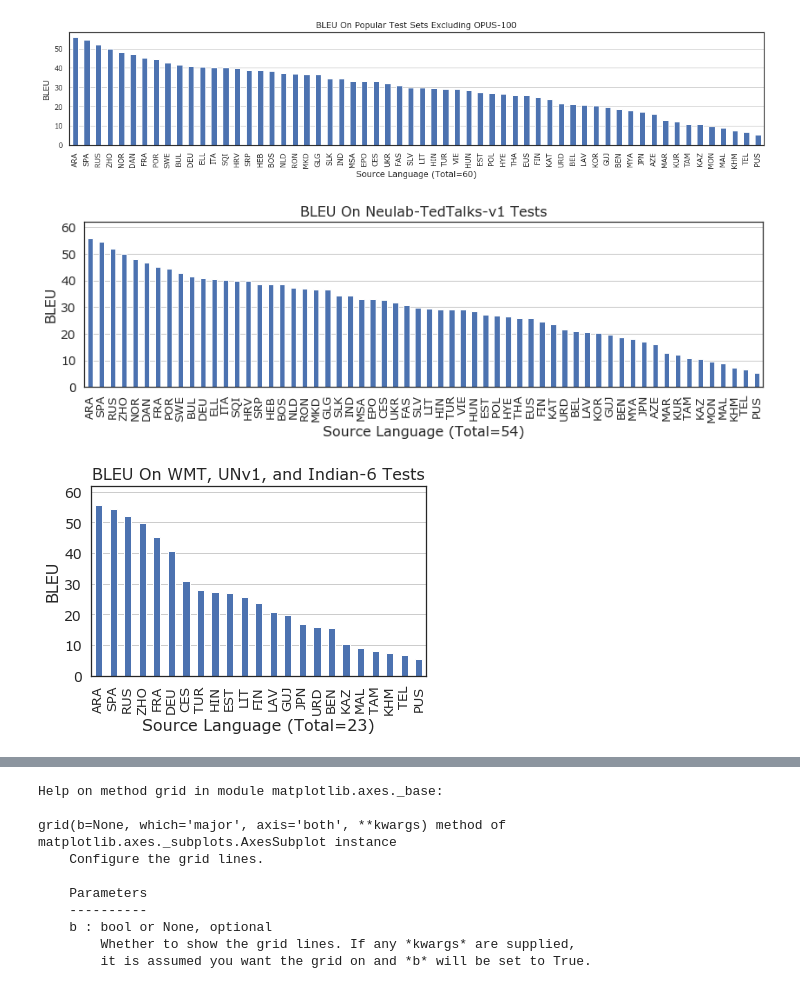
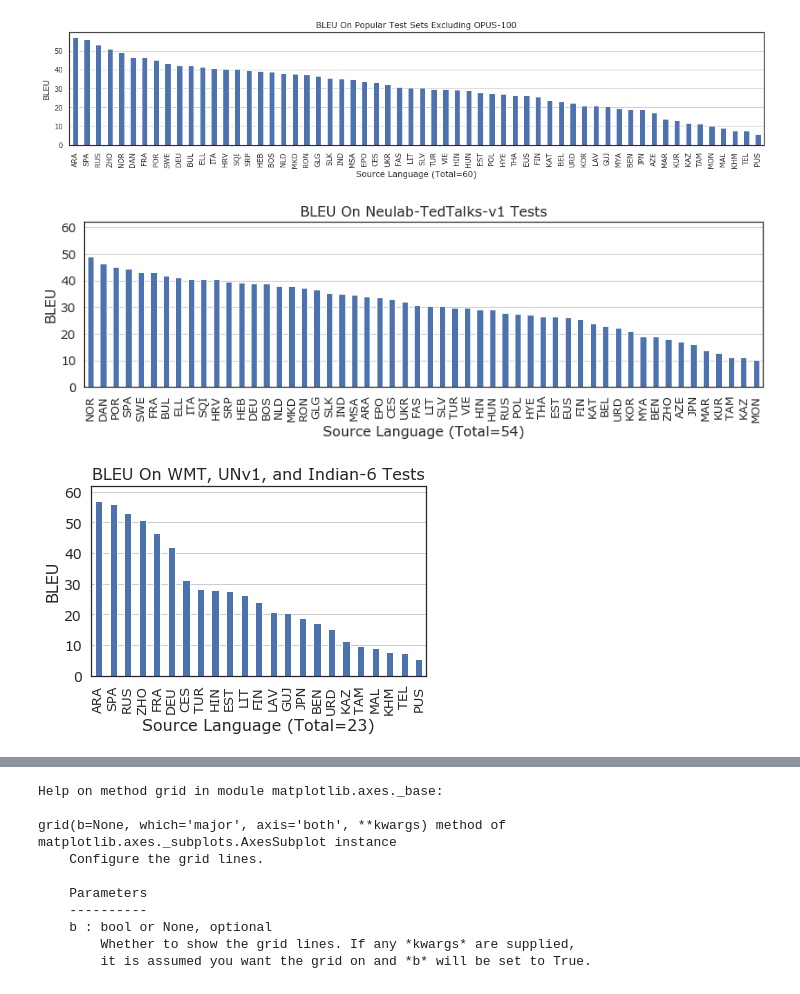
Before and after one commit to thammegowda/006-many-to-eng, a Jupyter notebook: tabs-n-charts/BLEU.ipynb, the cells around one changed output, grey strips where cells are left out. Cells and saved outputs as stored; diff of their text form; code cells hidden in the pictures.

Commit message:
update BLEU from new model

```diff
--- a/tabs-n-charts/BLEU.ipynb
+++ b/tabs-n-charts/BLEU.ipynb
@@ -15,5 +21,5 @@ from pathlib import Path
 # %%
-path = 'tabs/BLEU-step124k_beam4_lp0.6_ens10.txt'
-tab = pd.read_table(path)
+path = 'tabs/BleuMacroFChrF.mixedcase.9L6L768d_bsize720k_step129k.txt'
+tab = pd.read_csv(path,sep=r'\s+', names='Test BLEU MacroF1 ChrF'.split())
 tab
 # %% [output]
@@ -32,0 +39,4 @@ tab
+# %%
+tab['Test Name'] = tab['Test'].apply(lambda x: x.split('-')[0].replace('_test', ''))
+tab['Language'] = tab['Test'].apply(lambda x: x.split('-')[1].split('_')[0].upper())
+tab
@@ -105,22 +128,21 @@ plt.savefig('charts/BLEU-non-opus100.pdf', bbox_inches='tight')
 # %% [output]
 [figure]
 # %%
-
-tab_nttalks = tab[tab['Test Name'] == 'NTTalksv1'].sort_values(by='BLEU', ascending=False).drop_duplicates(['Language'], keep='first')
+tab_nttalks = tab[tab['Test Name'] == 'neulab_tedtalksv1'].sort_values(by='BLEU', ascending=False).drop_duplicates(['Language'], keep='first')
 viz_args = dict(xlabel=f'Source Language (Total={len(tab_nttalks)})', ylabel='BLEU', figsize=(14, 3.5), fontsize=16, legend=False, title=f'BLEU On Neulab-TedTalks-v1 Tests')
-ax = tab_nonopus[['Language', 'BLEU']].plot.bar(x='Language', y='BLEU', **viz_args)
+ax = tab_nttalks[['Language', 'BLEU']].plot.bar(x='Language', y='BLEU', **viz_args)
 ax.grid(axis='y')
 plt.ylim(0, 62)
 plt.yticks(fontsize=14)
 plt.xticks(fontsize=13)
 plt.xlabel(viz_args['xlabel'], fontsize=16)
 plt.ylabel(viz_args['ylabel'], fontsize=16)
 plt.title(viz_args['title'], fontsize=16)
 plt.savefig('charts/BLEU-nttalksv1.pdf', bbox_inches='tight')
 # %% [output]
-[figure, old version]
+[figure, new version]
 # %%
-tab_rest= tab[(tab['Test Name'] != 'NTTalksv1') & (tab['Test Name'] != 'OPUS100v1') ].sort_values(by='BLEU', ascending=False).drop_duplicates(['Language'], keep='first')
+tab_rest= tab[(tab['Test Name'] != 'neulab_tedtalksv1') & (tab['Test Name'] != 'OPUS100v1') ].sort_values(by='BLEU', ascending=False).drop_duplicates(['Language'], keep='first')
 viz_args = dict(xlabel=f'Source Language (Total={len(tab_rest)})', ylabel='BLEU', figsize=(6, 3.5), legend=False, title=f'BLEU On WMT, UNv1, and Indian-6 Tests')
 ax = tab_rest[['Language', 'BLEU']].plot.bar(x='Language', y='BLEU', **viz_args)
 ax.grid(axis='y')
@@ -132,7 +154,7 @@ plt.ylabel(viz_args['ylabel'], fontsize=16)
 plt.title(viz_args['title'], fontsize=16)
 plt.savefig('charts/BLEU-wmt-etc.pdf', bbox_inches='tight')
 # %% [output]
-[figure, old version]
+[figure, new version]
 # %%
 tab_rest
 # %% [output]
```
Also changed, not shown: parts of 11 cells of this notebook, 4 other files.
